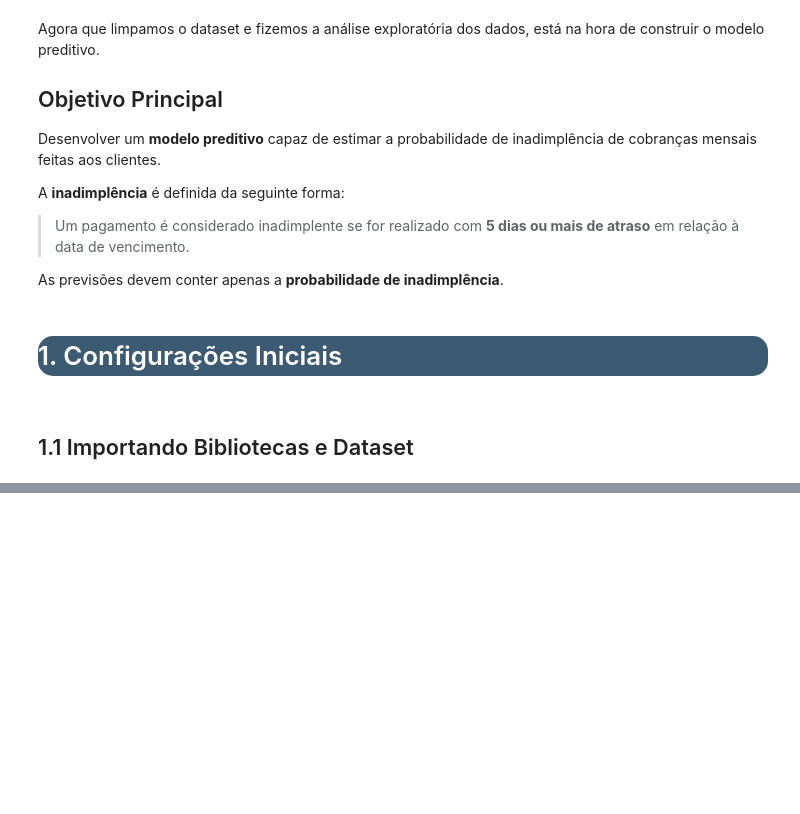
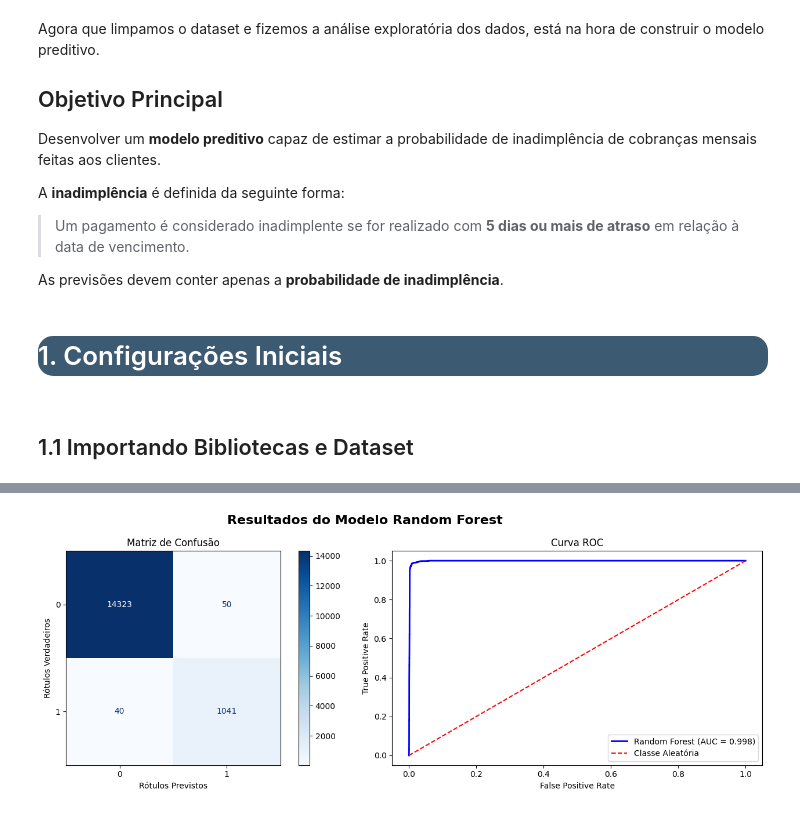
Before and after one commit to rrafahenrique/Modelo-Preditivo-Inadimplencia, a Jupyter notebook: notebooks/02-model_analysis.ipynb, the cells around one changed output, grey strips where cells are left out. Drawn from its saved outputs; the diff is of its cells as text; code cells hidden in the pictures; blank space fills up the shorter version.

```diff
--- a/notebooks/02-model_analysis.ipynb
+++ b/notebooks/02-model_analysis.ipynb
@@ -58,0 +288,4 @@ warnings.filterwarnings('ignore')
+# %%
+# Processo leva aproximadamente 8 minutos
+df_cross_val = ml.train_cv_repeat(X, y)
+df_cross_val.sort_values('Recall', ascending = False).style.format("{:.3f}", subset = df_cross_val.select_dtypes(include="number").columns).background_gradient(cmap='Blues')
@@ -58,0 +335,4 @@ warnings.filterwarnings('ignore')
+# %%
+# Processo leva pouco mais de 3 minuto
+df_com_under, modelos_under = ml.validacao_cruzada(X, y, undersampling=True)
+df_com_under.sort_values('Recall', ascending = False).style.format("{:.3f}", subset = df_com_under.select_dtypes(include="number").columns).background_gradient(cmap='Blues')
@@ -58,0 +370,11 @@ warnings.filterwarnings('ignore')
+# %%
+# pegar apenas o modelo desejado
+rf_model = modelos_under["Floresta Randômica"]
+
+# usar em novos dados
+y_pred = rf_model.predict(X_test)
+y_proba = rf_model.predict_proba(X_test)[:, 1]
+
+rf_report = classification_report(y_test, y_pred)
+print("Relatório de Classificação para Random Forest (Undersampling):")
+print(rf_report)
@@ -58,0 +395,32 @@ warnings.filterwarnings('ignore')
+# %%
+# ---- MÉTRICAS ----
+cm = confusion_matrix(y_test, y_pred)
+y_pred_prob = rf_model.predict_proba(X_test)[:, 1]
+fpr, tpr, threshold = roc_curve(y_test, y_pred_prob)
+auc_score = roc_auc_score(y_test, y_pred_prob)
+
+# ---- FIGURA COM 2 SUBPLOTS ----
+fig, axes = plt.subplots(1, 2, figsize=(14, 5))
+fig.suptitle("Resultados do Modelo Random Forest", fontsize=16, fontweight="bold")
+
+# ---- SUBPLOT 1: MATRIZ DE CONFUSÃO ----
+disp = ConfusionMatrixDisplay(confusion_matrix=cm)
+disp.plot(ax=axes[0], cmap=plt.cm.Blues, colorbar=True)
+axes[0].set_title("Matriz de Confusão")
+axes[0].set_xlabel("Rótulos Previstos")
+axes[0].set_ylabel("Rótulos Verdadeiros")
+axes[0].grid(False)
+
+# ---- SUBPLOT 2: CURVA ROC ----
+axes[1].plot(fpr, tpr, color="blue", linewidth=2, label=f"Random Forest (AUC = {auc_score:.3f})")
+axes[1].plot([0, 1], [0, 1], linestyle="--", color="red", label="Classe Aleatória")
+
+axes[1].set_title("Curva ROC")
+axes[1].set_xlabel("False Positive Rate")
+axes[1].set_ylabel("True Positive Rate")
+axes[1].legend()
+
+plt.tight_layout()
+plt.show()
+# %% [output]
+[figure, added]
```
Also changed, not shown: parts of 46 cells of this notebook, 5 other files.
